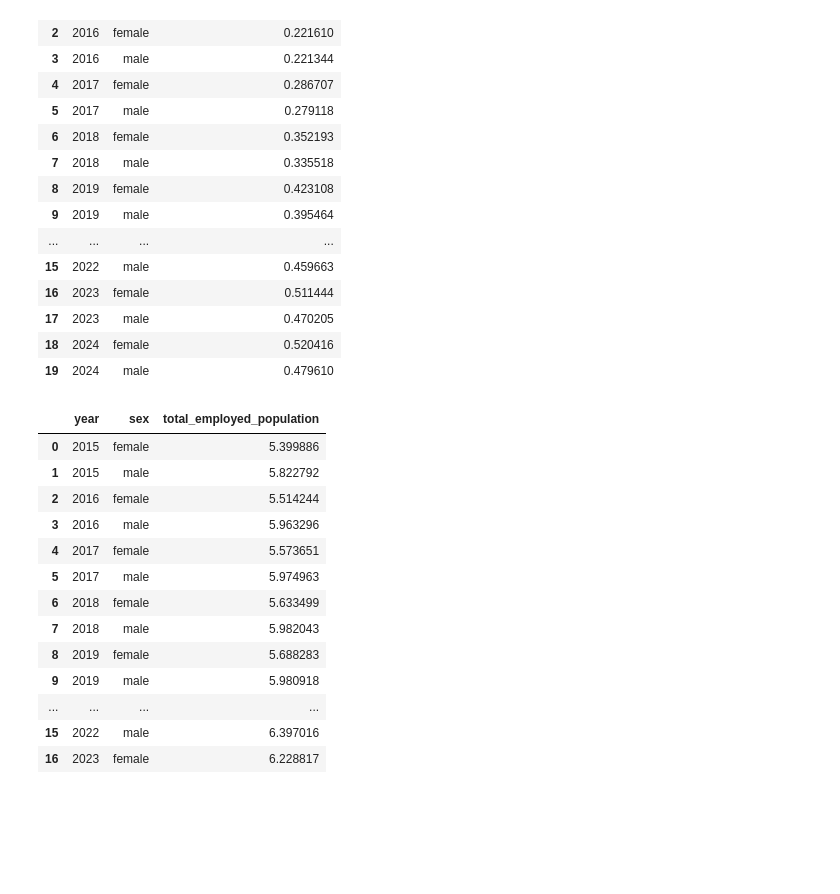
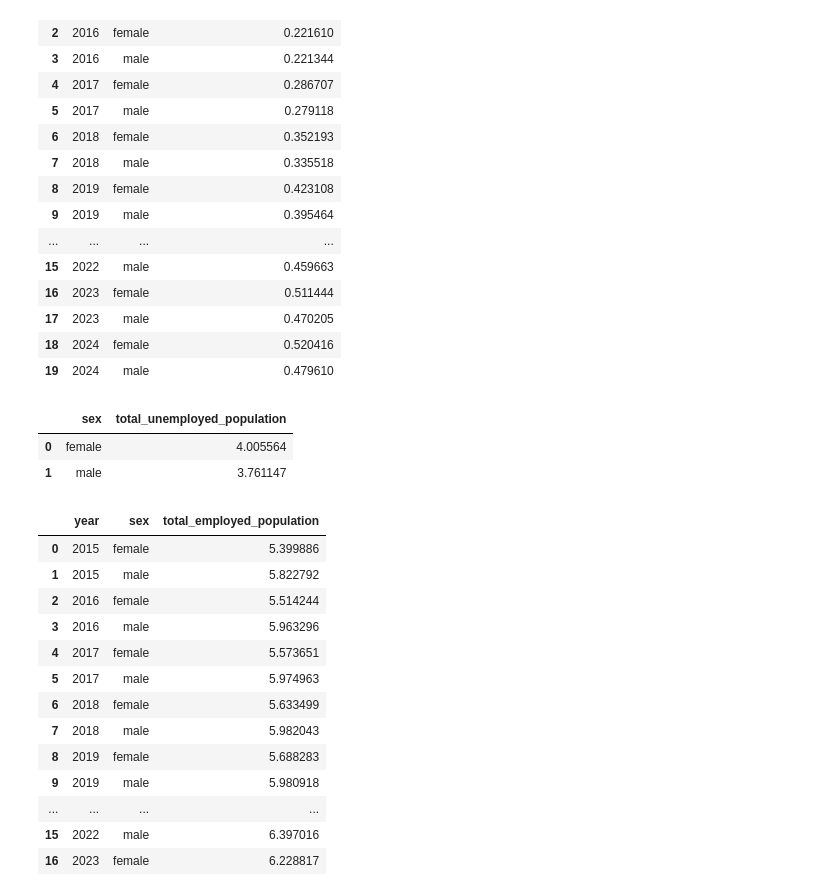
Before and after one commit to gathukalinet/viz2_assignment, a Jupyter notebook: Visualizations2_Assignment.ipynb, the cells around one changed output. Saved outputs shown, nothing was run; the diff lists cells and outputs as text; code cells hidden in the pictures; blank space fills up the shorter version.

```diff
--- a/Visualizations2_Assignment.ipynb
+++ b/Visualizations2_Assignment.ipynb
@@ -117,3 +127,11 @@ grouped_unemployed
 | 17 | 2023 | male | 0.470205 |
 | 18 | 2024 | female | 0.520416 |
 | 19 | 2024 | male | 0.479610 |
+# %%
+grouped_unemployedTotal = emp_df.groupby(['sex'])['total_unemployed_population'].sum().reset_index()
+grouped_unemployedTotal['total_unemployed_population'] = grouped_unemployedTotal['total_unemployed_population'] / 1000000
+grouped_unemployedTotal
+# %% [output]
+|  | sex | total_unemployed_population |
+| 0 | female | 4.005564 |
+| 1 | male | 3.761147 |
```
Also changed, not shown: parts of 5 cells of this notebook, 1 other file.
